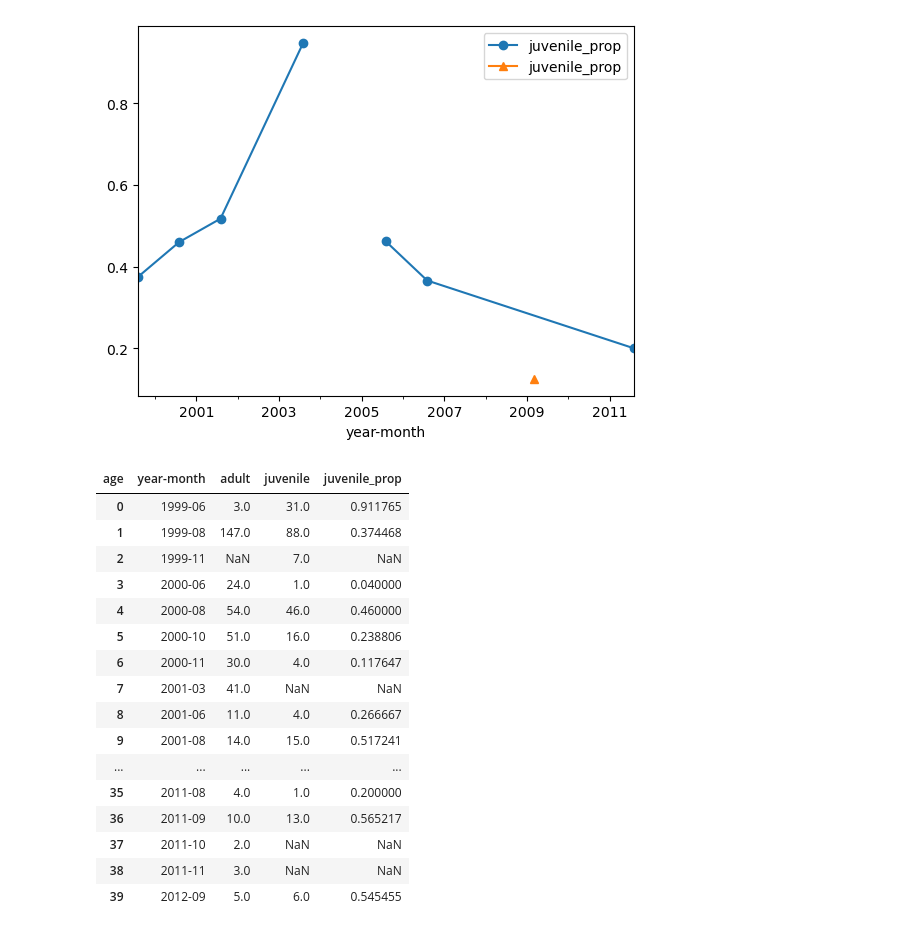
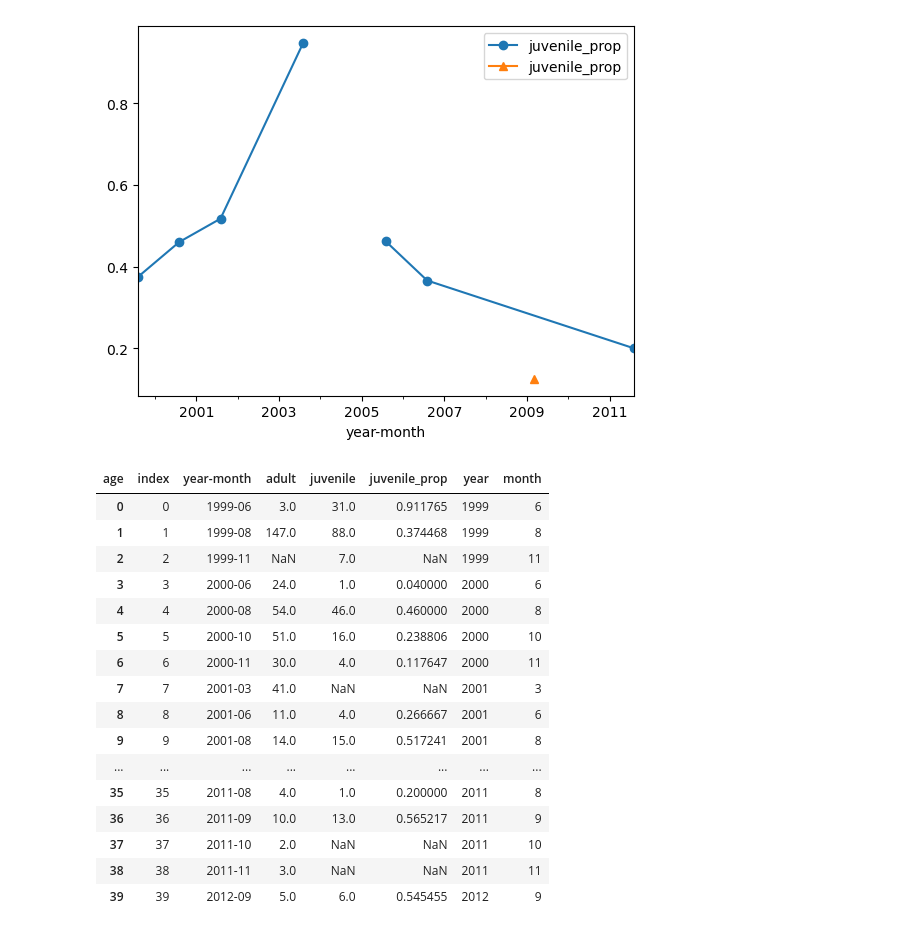
Before and after one commit to MEDS-eds-220/MEDS-eds-220-course, a Jupyter notebook: book/chapters/lesson-18-linear-regression/lesson-18-linear-regression.ipynb, the cells around one changed output. Drawn from its saved outputs; the diff is of its cells as text; code cells hidden in the pictures.

```diff
--- a/book/chapters/lesson-18-linear-regression/lesson-18-linear-regression.ipynb
+++ b/book/chapters/lesson-18-linear-regression/lesson-18-linear-regression.ipynb
@@ -139,22 +142,23 @@ hares_ja[hares_ja.index.month == 3].plot(ax=ax, y='juvenile_prop', marker='^', l
 # %%
 hares_ja = hares_ja.reset_index()
 hares_ja['year'] = hares_ja['year-month'].dt.year
 hares_ja['month'] = hares_ja['year-month'].dt.month
+hares_ja
 # %% [output]
-| age | year-month | adult | juvenile | juvenile_prop |
-| 0 | 1999-06 | 3.0 | 31.0 | 0.911765 |
-| 1 | 1999-08 | 147.0 | 88.0 | 0.374468 |
-| 2 | 1999-11 | NaN | 7.0 | NaN |
-| 3 | 2000-06 | 24.0 | 1.0 | 0.040000 |
-| 4 | 2000-08 | 54.0 | 46.0 | 0.460000 |
-| 5 | 2000-10 | 51.0 | 16.0 | 0.238806 |
-| 6 | 2000-11 | 30.0 | 4.0 | 0.117647 |
-| 7 | 2001-03 | 41.0 | NaN | NaN |
-| 8 | 2001-06 | 11.0 | 4.0 | 0.266667 |
-| 9 | 2001-08 | 14.0 | 15.0 | 0.517241 |
-| ... | ... | ... | ... | ... |
-| 35 | 2011-08 | 4.0 | 1.0 | 0.200000 |
-| 36 | 2011-09 | 10.0 | 13.0 | 0.565217 |
-| 37 | 2011-10 | 2.0 | NaN | NaN |
-| 38 | 2011-11 | 3.0 | NaN | NaN |
-| 39 | 2012-09 | 5.0 | 6.0 | 0.545455 |
+| age | index | year-month | adult | juvenile | juvenile_prop | year | month |
+| 0 | 0 | 1999-06 | 3.0 | 31.0 | 0.911765 | 1999 | 6 |
+| 1 | 1 | 1999-08 | 147.0 | 88.0 | 0.374468 | 1999 | 8 |
+| 2 | 2 | 1999-11 | NaN | 7.0 | NaN | 1999 | 11 |
+| 3 | 3 | 2000-06 | 24.0 | 1.0 | 0.040000 | 2000 | 6 |
+| 4 | 4 | 2000-08 | 54.0 | 46.0 | 0.460000 | 2000 | 8 |
+| 5 | 5 | 2000-10 | 51.0 | 16.0 | 0.238806 | 2000 | 10 |
+| 6 | 6 | 2000-11 | 30.0 | 4.0 | 0.117647 | 2000 | 11 |
+| 7 | 7 | 2001-03 | 41.0 | NaN | NaN | 2001 | 3 |
+| 8 | 8 | 2001-06 | 11.0 | 4.0 | 0.266667 | 2001 | 6 |
+| 9 | 9 | 2001-08 | 14.0 | 15.0 | 0.517241 | 2001 | 8 |
+| ... | ... | ... | ... | ... | ... | ... | ... |
+| 35 | 35 | 2011-08 | 4.0 | 1.0 | 0.200000 | 2011 | 8 |
+| 36 | 36 | 2011-09 | 10.0 | 13.0 | 0.565217 | 2011 | 9 |
+| 37 | 37 | 2011-10 | 2.0 | NaN | NaN | 2011 | 10 |
+| 38 | 38 | 2011-11 | 3.0 | NaN | NaN | 2011 | 11 |
+| 39 | 39 | 2012-09 | 5.0 | 6.0 | 0.545455 | 2012 | 9 |
```
Also changed, not shown: parts of 5 cells of this notebook.
